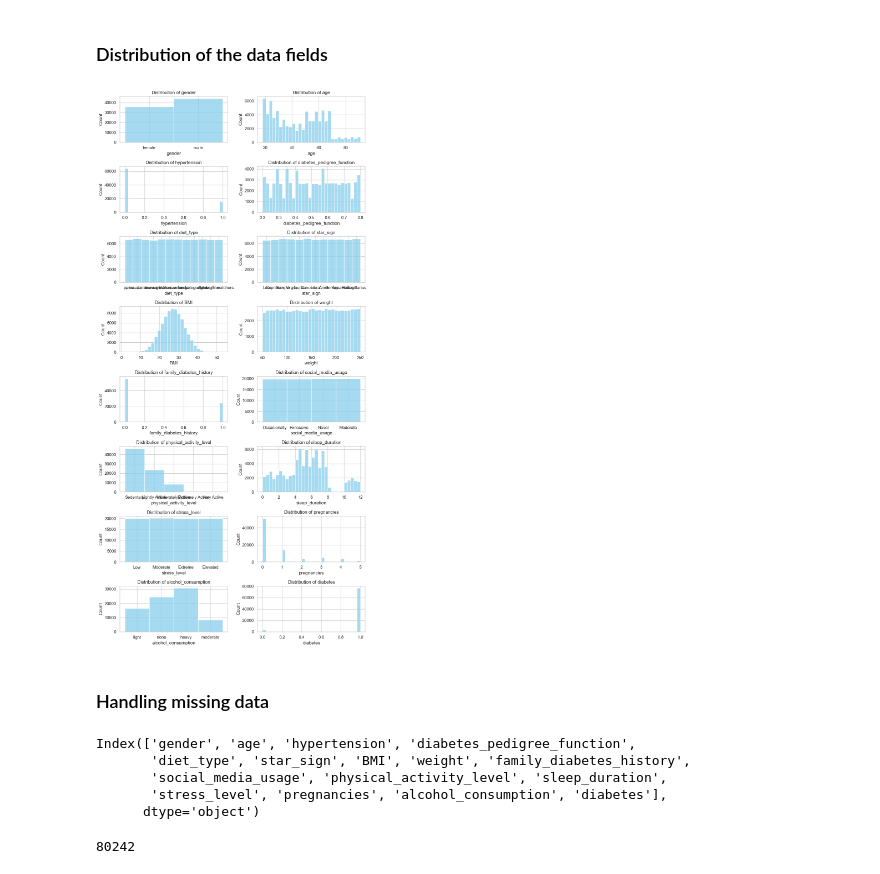
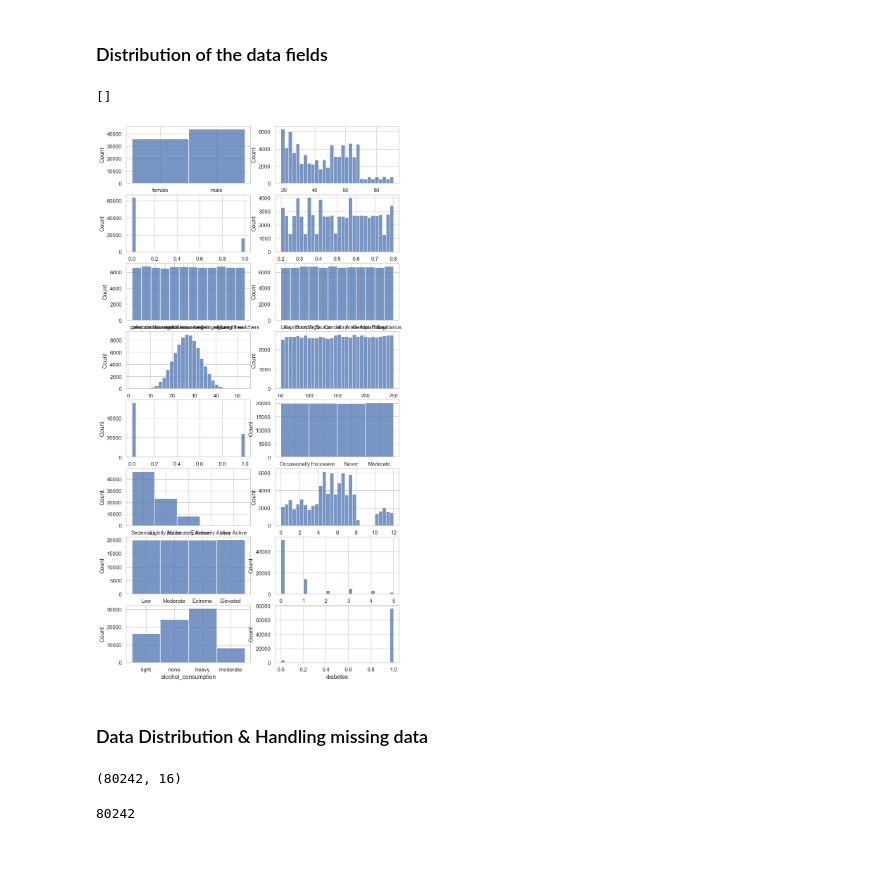
Before and after one commit to aayushjACN/datathon_diabetes, a Jupyter notebook: EDA.ipynb, the cells around one changed output. Cells and saved outputs as stored; diff of their text form; code cells hidden in the pictures.

```diff
--- a/EDA.ipynb
+++ b/EDA.ipynb
@@ -4,2 +6,2 @@ import numpy as np
 # %%
-df = pd.read_csv(r"C:\Users\shijun.ma\OneDrive - Accenture\Documents\Datathon\diabetes_analytics\diabetes_data.csv")
+df = pd.read_csv("./diabetes_data.csv")
@@ -21,27 +44,22 @@ Index(['gender', 'age', 'hypertension', 'diabetes_pedigree_function',
 # %%
 plt.figure(figsize = (10,40))
 columns = df.columns
-
 for i, col in enumerate(columns, 1):
     plt.subplot(len(columns), 2, i)
-    sns.histplot(df[col].dropna(),bins=30, color='skyblue')
+    sns.histplot(df[col].dropna(), bins = 30)
+    plt.tight_layout
 
-    plt.title(f'Distribution of {col}')
-    plt.tight_layout()
 
-plt.show()
+plt.plot()
 # %% [output]
+[]
-[figure, old version]
+[figure, new version]
 # %% [markdown]
-### Handling missing data
+### Data Distribution & Handling missing data
-# %%
-df.columns
-# %% [output]
-Index(['gender', 'age', 'hypertension', 'diabetes_pedigree_function',
-       'diet_type', 'star_sign', 'BMI', 'weight', 'family_diabetes_history',
-       'social_media_usage', 'physical_activity_level', 'sleep_duration',
-       'stress_level', 'pregnancies', 'alcohol_consumption', 'diabetes'],
-      dtype='object')
 # %%
 df_processed = df.dropna(subset = ["diabetes"])
+# %%
+df_processed.shape
+# %% [output]
+(80242, 16)
 # %%
```
Also changed, not shown: parts of 27 cells of this notebook, 1 other file.
